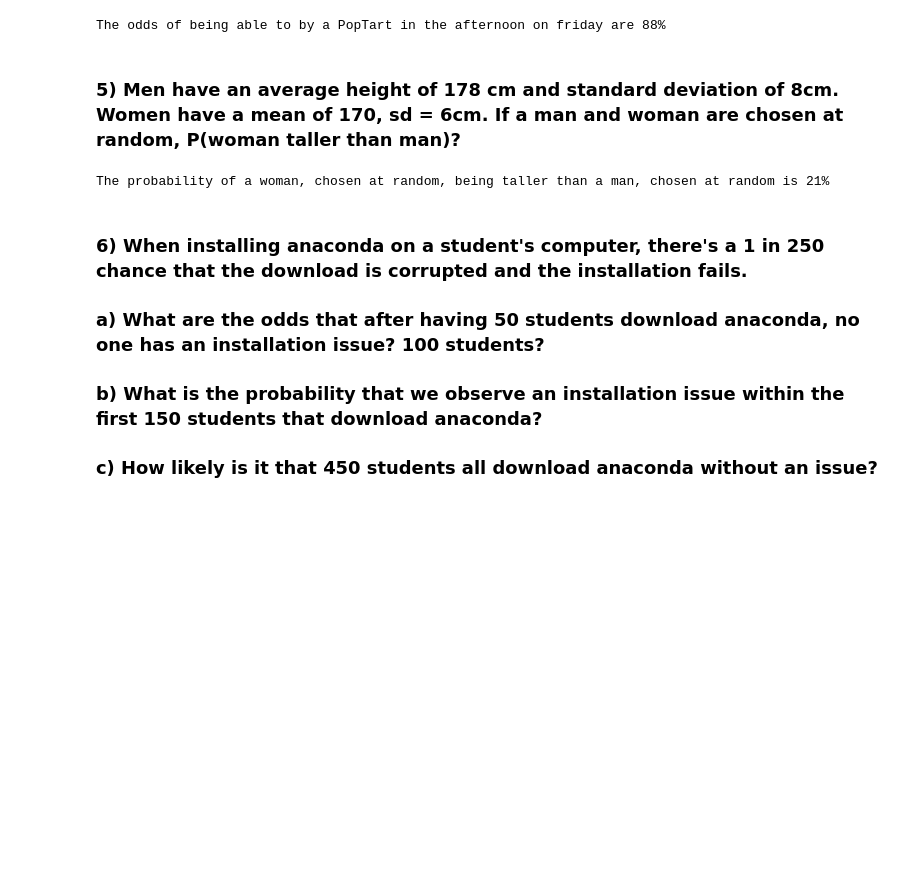
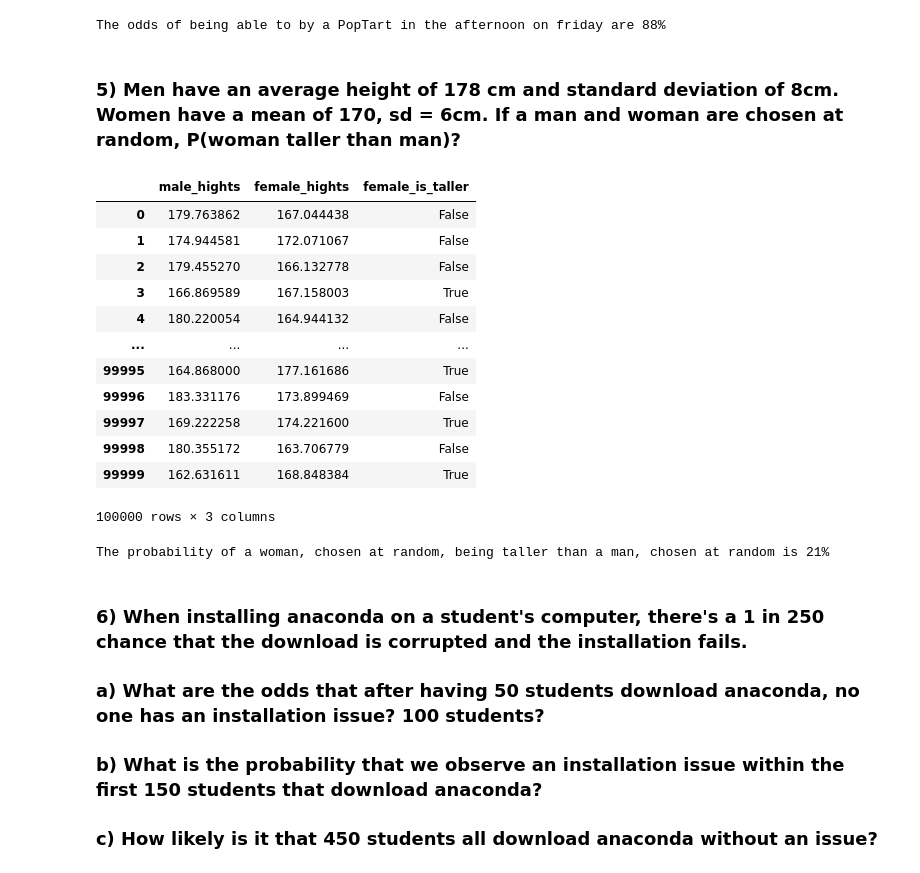
Before and after one commit to Johndsalas/lesson_prep, a Jupyter notebook: stats/simulation_exercises.ipynb, the cells around one changed output. Saved outputs shown, nothing was run; the diff lists cells and outputs as text; code cells hidden in the pictures; blank space fills up the shorter version.

```diff
--- a/stats/simulation_exercises.ipynb
+++ b/stats/simulation_exercises.ipynb
@@ -159,4 +184,30 @@ print(f'The odds of being able to by a PopTart in the afternoon on friday are {r
 The odds of being able to by a PopTart in the afternoon on friday are 88%
 # %% [markdown]
 ### 5) Men have an average height of 178 cm and standard deviation of 8cm. Women have a mean of 170, sd = 6cm. If a man and woman are chosen at random, P(woman taller than man)?
+# %%
+# use random.normal to create arrays representing male and female hights chosen at random
+male_hights = np.random.normal(178, 8, 100_000)
+female_hights = np.random.normal(170, 6, 100_000)
+
+# convert the arrays to a to single dataframe where each row reprsents a female and male hight chosen at random
+df = pd.DataFrame({"male_hights" : male_hights,
+                   "female_hights" : female_hights})
+
+# add boolean column showing true if the female hight is greater in each row (trial)
+df['female_is_taller'] = df.female_hights > df.male_hights
+df
+# %% [output]
+|  | male_hights | female_hights | female_is_taller |
+| 0 | 179.763862 | 167.044438 | False |
+| 1 | 174.944581 | 172.071067 | False |
+| 2 | 179.455270 | 166.132778 | False |
+| 3 | 166.869589 | 167.158003 | True |
+| 4 | 180.220054 | 164.944132 | False |
+| ... | ... | ... | ... |
+| 99995 | 164.868000 | 177.161686 | True |
+| 99996 | 183.331176 | 173.899469 | False |
+| 99997 | 169.222258 | 174.221600 | True |
+| 99998 | 180.355172 | 163.706779 | False |
+| 99999 | 162.631611 | 168.848384 | True |
+100000 rows × 3 columns
 # %%
```
Also changed, not shown: parts of 18 cells of this notebook.
